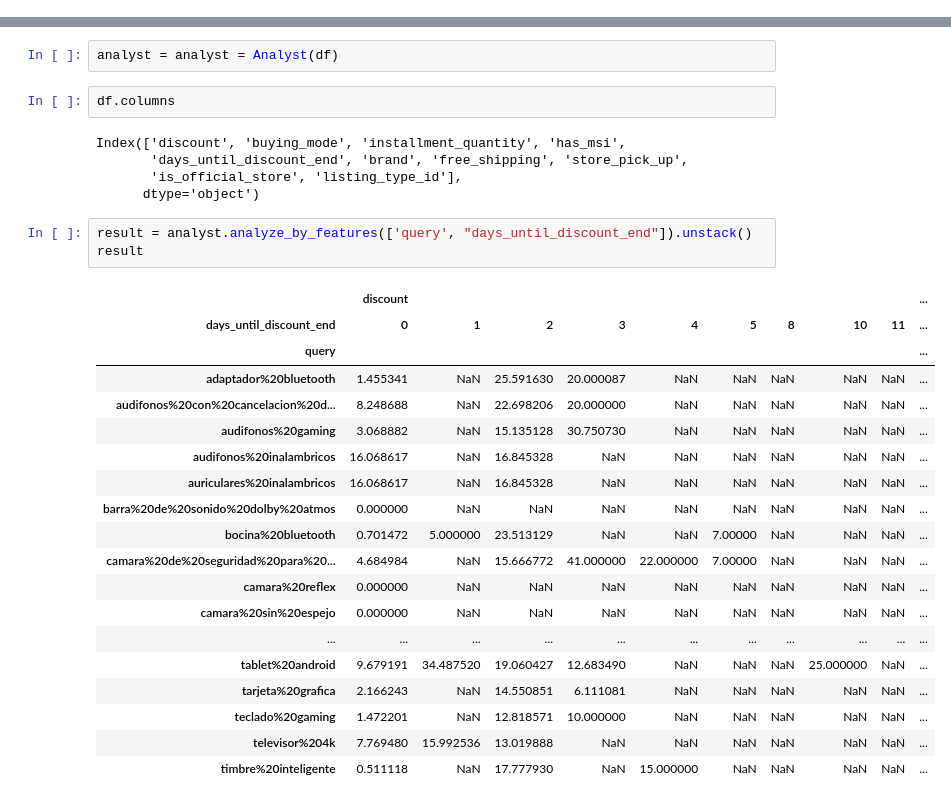
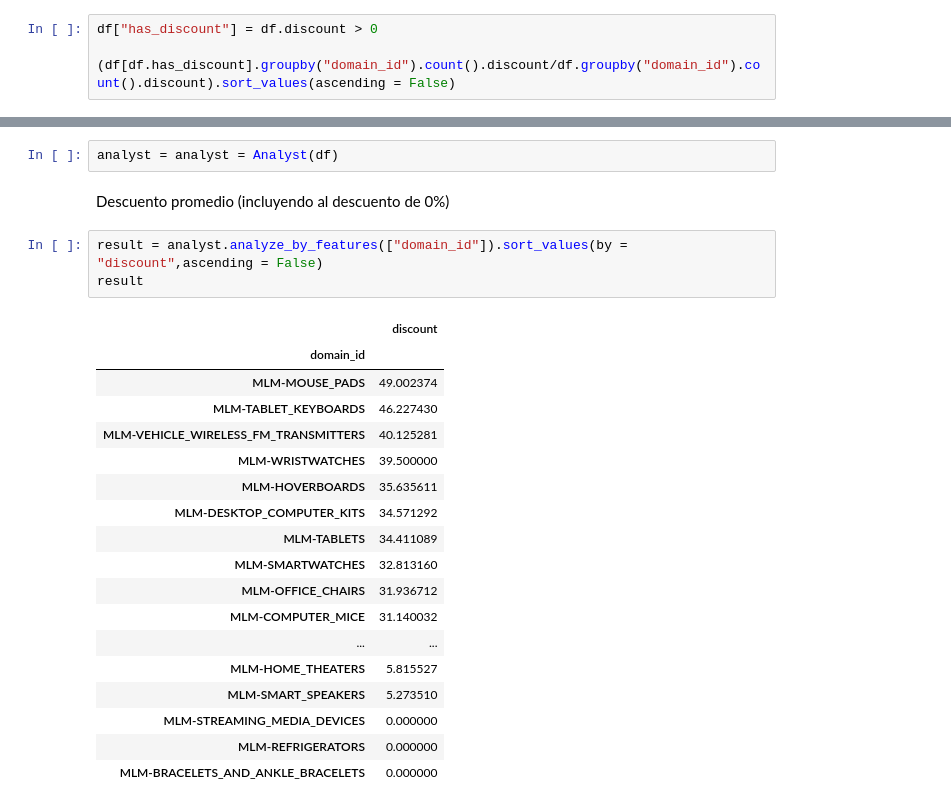
Before and after one commit to CarmenDeni/meli, a Jupyter notebook: notebooks/2.0 _feature_exploration.ipynb, the cells around one changed output, grey strips where cells are left out. Cells and saved outputs as stored; diff of their text form.

```diff
--- a/notebooks/2.0 _feature_exploration.ipynb
+++ b/notebooks/2.0 _feature_exploration.ipynb
@@ -91,0 +110,4 @@ sns.pairplot(df)
+# %%
+df["has_discount"] = df.discount > 0
+
+(df[df.has_discount].groupby("domain_id").count().discount/df.groupby("domain_id").count().discount).sort_values(ascending = False)
@@ -92,32 +132,26 @@ sns.pairplot(df)
 # %%
 analyst = analyst = Analyst(df)
-# %%
-df.columns
-# %% [output]
-Index(['discount', 'buying_mode', 'installment_quantity', 'has_msi',
-       'days_until_discount_end', 'brand', 'free_shipping', 'store_pick_up',
-       'is_official_store', 'listing_type_id'],
-      dtype='object')
+# %% [markdown]
+Descuento promedio (incluyendo al descuento de 0%)
 # %%
-result = analyst.analyze_by_features(['query', "days_until_discount_end"]).unstack()
+result = analyst.analyze_by_features(["domain_id"]).sort_values(by = "discount",ascending = False)
 result
 # %% [output]
-|  | discount |  |  |  |  |  |  |  |  | ... |
-| days_until_discount_end | 0 | 1 | 2 | 3 | 4 | 5 | 8 | 10 | 11 | ... |
-| query |  |  |  |  |  |  |  |  |  | ... |
-| adaptador%20bluetooth | 1.455341 | NaN | 25.591630 | 20.000087 | NaN | NaN | NaN | NaN | NaN | ... |
-| audifonos%20con%20cancelacion%20d... | 8.248688 | NaN | 22.698206 | 20.000000 | NaN | NaN | NaN | NaN | NaN | ... |
-| audifonos%20gaming | 3.068882 | NaN | 15.135128 | 30.750730 | NaN | NaN | NaN | NaN | NaN | ... |
-| audifonos%20inalambricos | 16.068617 | NaN | 16.845328 | NaN | NaN | NaN | NaN | NaN | NaN | ... |
-| auriculares%20inalambricos | 16.068617 | NaN | 16.845328 | NaN | NaN | NaN | NaN | NaN | NaN | ... |
-| barra%20de%20sonido%20dolby%20atmos | 0.000000 | NaN | NaN | NaN | NaN | NaN | NaN | NaN | NaN | ... |
-| bocina%20bluetooth | 0.701472 | 5.000000 | 23.513129 | NaN | NaN | 7.00000 | NaN | NaN | NaN | ... |
-| camara%20de%20seguridad%20para%20... | 4.684984 | NaN | 15.666772 | 41.000000 | 22.000000 | 7.00000 | NaN | NaN | NaN | ... |
-| camara%20reflex | 0.000000 | NaN | NaN | NaN | NaN | NaN | NaN | NaN | NaN | ... |
-| camara%20sin%20espejo | 0.000000 | NaN | NaN | NaN | NaN | NaN | NaN | NaN | NaN | ... |
-| ... | ... | ... | ... | ... | ... | ... | ... | ... | ... | ... |
-| tablet%20android | 9.679191 | 34.487520 | 19.060427 | 12.683490 | NaN | NaN | NaN | 25.000000 | NaN | ... |
-| tarjeta%20grafica | 2.166243 | NaN | 14.550851 | 6.111081 | NaN | NaN | NaN | NaN | NaN | ... |
-| teclado%20gaming | 1.472201 | NaN | 12.818571 | 10.000000 | NaN | NaN | NaN | NaN | NaN | ... |
-| televisor%204k | 7.769480 | 15.992536 | 13.019888 | NaN | NaN | NaN | NaN | NaN | NaN | ... |
-| timbre%20inteligente | 0.511118 | NaN | 17.777930 | NaN | 15.000000 | NaN | NaN | NaN | NaN | ... |
+|  | discount |
+| domain_id |  |
+| MLM-MOUSE_PADS | 49.002374 |
+| MLM-TABLET_KEYBOARDS | 46.227430 |
+| MLM-VEHICLE_WIRELESS_FM_TRANSMITTERS | 40.125281 |
+| MLM-WRISTWATCHES | 39.500000 |
+| MLM-HOVERBOARDS | 35.635611 |
+| MLM-DESKTOP_COMPUTER_KITS | 34.571292 |
+| MLM-TABLETS | 34.411089 |
+| MLM-SMARTWATCHES | 32.813160 |
+| MLM-OFFICE_CHAIRS | 31.936712 |
+| MLM-COMPUTER_MICE | 31.140032 |
+| ... | ... |
+| MLM-HOME_THEATERS | 5.815527 |
+| MLM-SMART_SPEAKERS | 5.273510 |
+| MLM-STREAMING_MEDIA_DEVICES | 0.000000 |
+| MLM-REFRIGERATORS | 0.000000 |
+| MLM-BRACELETS_AND_ANKLE_BRACELETS | 0.000000 |
```
Also changed, not shown: parts of 32 cells of this notebook, 16 other files.
